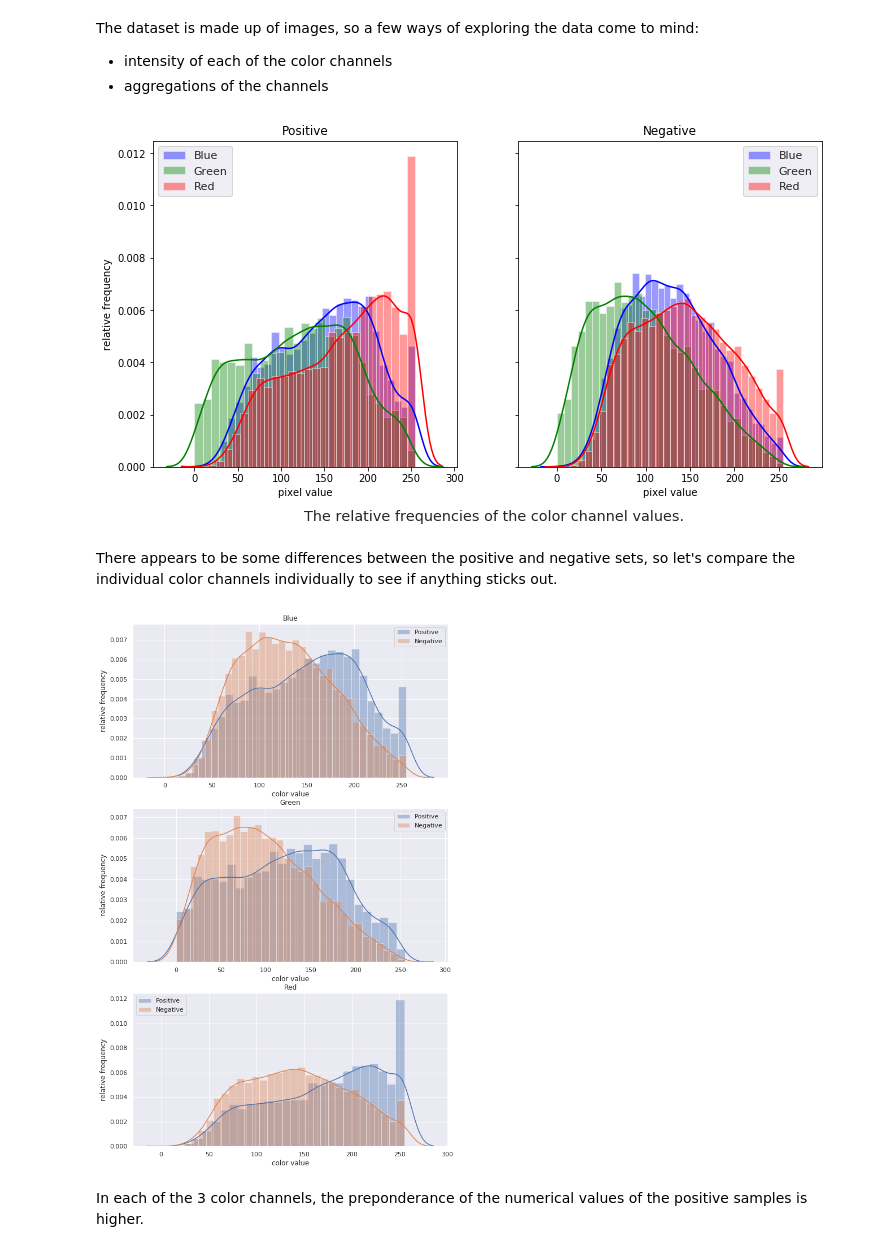
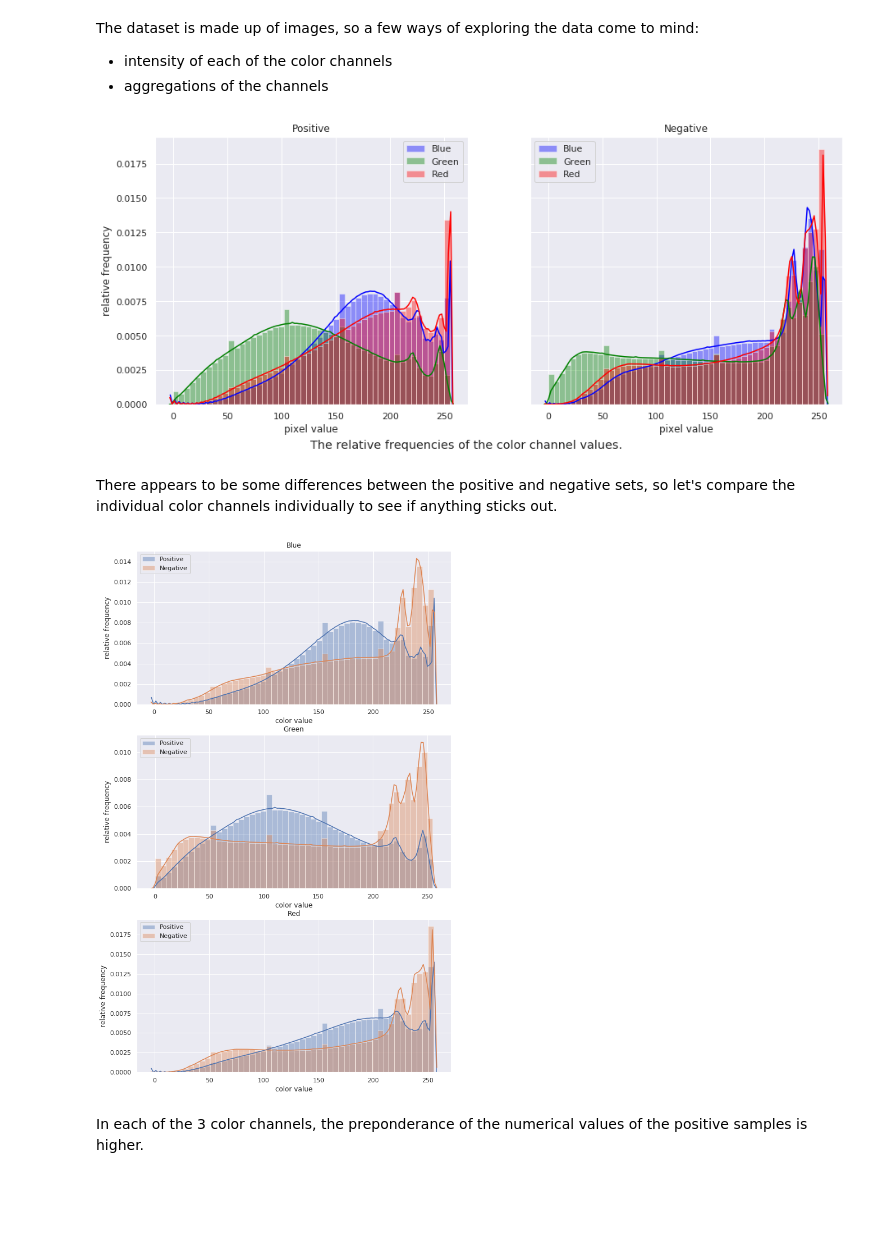
Before and after one commit to morganfry/springboard, a Jupyter notebook: Capstone Project 1/Spr_Cap1_MFRY_Data_Exploration.ipynb, the cells around one changed output. Saved outputs shown, nothing was run; the diff lists cells and outputs as text; code cells hidden in the pictures; blank space fills up the shorter version.

```diff
--- a/Capstone Project 1/Spr_Cap1_MFRY_Data_Exploration.ipynb
+++ b/Capstone Project 1/Spr_Cap1_MFRY_Data_Exploration.ipynb
@@ -88,25 +88,31 @@ The dataset is made up of images, so a few ways of exploring the data come to mi
 
 bp,gp,rp,bn,gn,rn=[],[],[],[],[],[]
 for each in X_p:
-    bp,gp,rp=cv2.split(each)
+    b,g,r=cv2.split(each)
+    bp.append(b)
+    gp.append(g)
+    rp.append(r)
 for each in X_n:
-    bn,gn,rn=cv2.split(each)
+    b,g,r=cv2.split(each)
+    bn.append(b)
+    gn.append(g)
+    rn.append(r)
 # %%
-fig,axs = plt.subplots(1,2,sharey=True,figsize=(12,6))
+fig,axs = plt.subplots(1,2,sharey=True,figsize=(15,6))
 sns.set()
 sns.distplot(bp,color='blue',label='blue',ax=axs[0]).set_title('Positive')
 sns.distplot(gp,color='green',label='green',ax=axs[0]).set_xlabel('pixel value')
 sns.distplot(rp,color='red',label='red',ax=axs[0]).set_ylabel('relative frequency')
 sns.distplot(bn,color='blue',label='blue',ax=axs[1]).set_title('Negative')
 sns.distplot(gn,color='green',label='green',ax=axs[1]).set_xlabel('pixel value')
 sns.distplot(rn,color='red',label='red',ax=axs[1])
 
 axs[0].legend(labels=['Blue','Green','Red'])
 axs[1].legend(labels=['Blue','Green','Red'])
 plt.figtext(.3,0,'The relative frequencies of the color channel values.',fontsize='large')
 plt.show()
 # %% [output]
-[figure, old version]
+[figure, new version]
 # %% [markdown]
 There appears to be some differences between the positive and negative sets, so let's compare the individual color channels individually to see if anything sticks out.
 # %%
@@ -127,7 +133,7 @@ axs[1].legend(labels=['Positive','Negative'])
 axs[2].legend(labels=['Positive','Negative'])
 plt.show()
 # %% [output]
-[figure, old version]
+[figure, new version]
 # %% [markdown]
 In each of the 3 color channels, the preponderance of the numerical values of the positive samples is higher.
 # %% [markdown]
```
Also changed, not shown: parts of 19 cells of this notebook.
